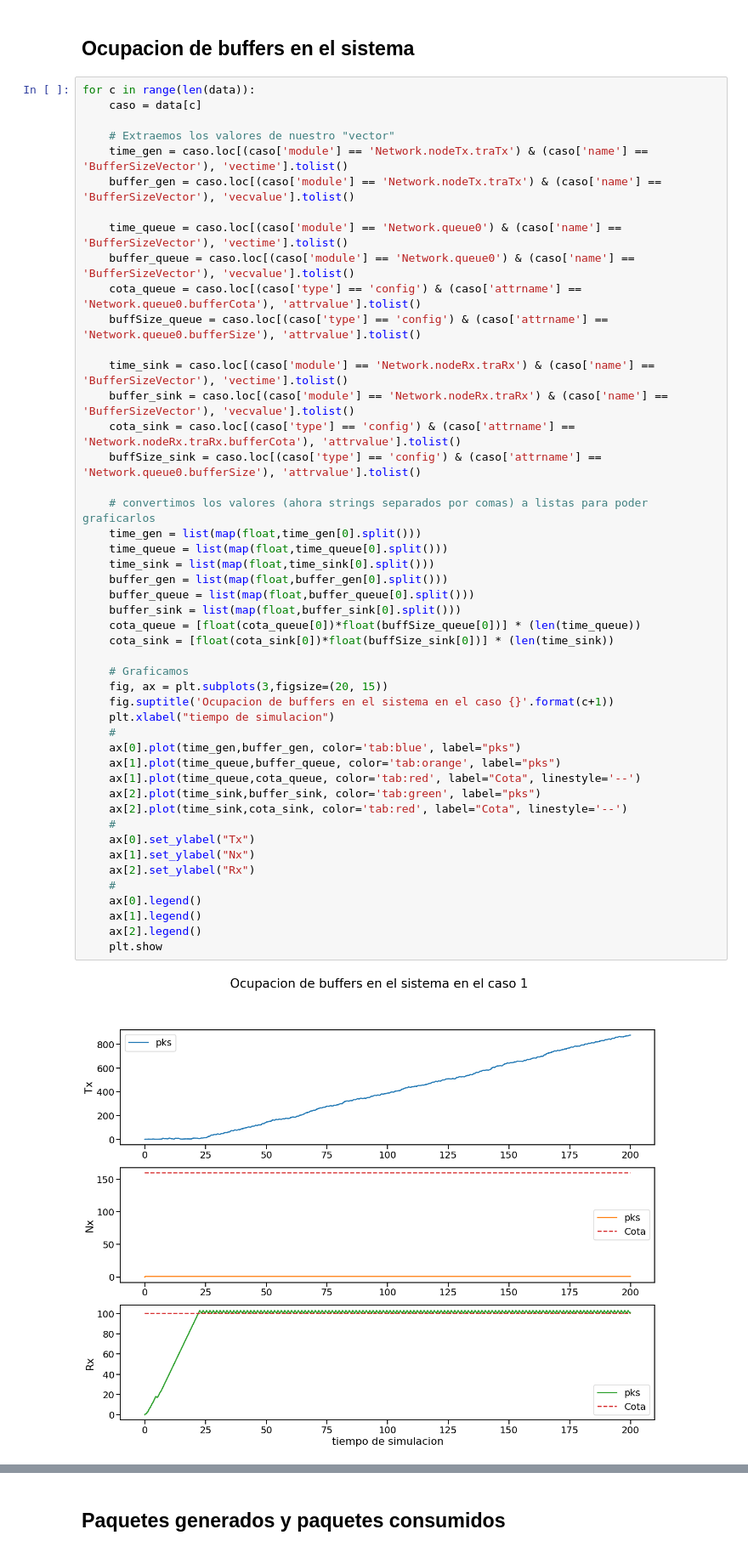
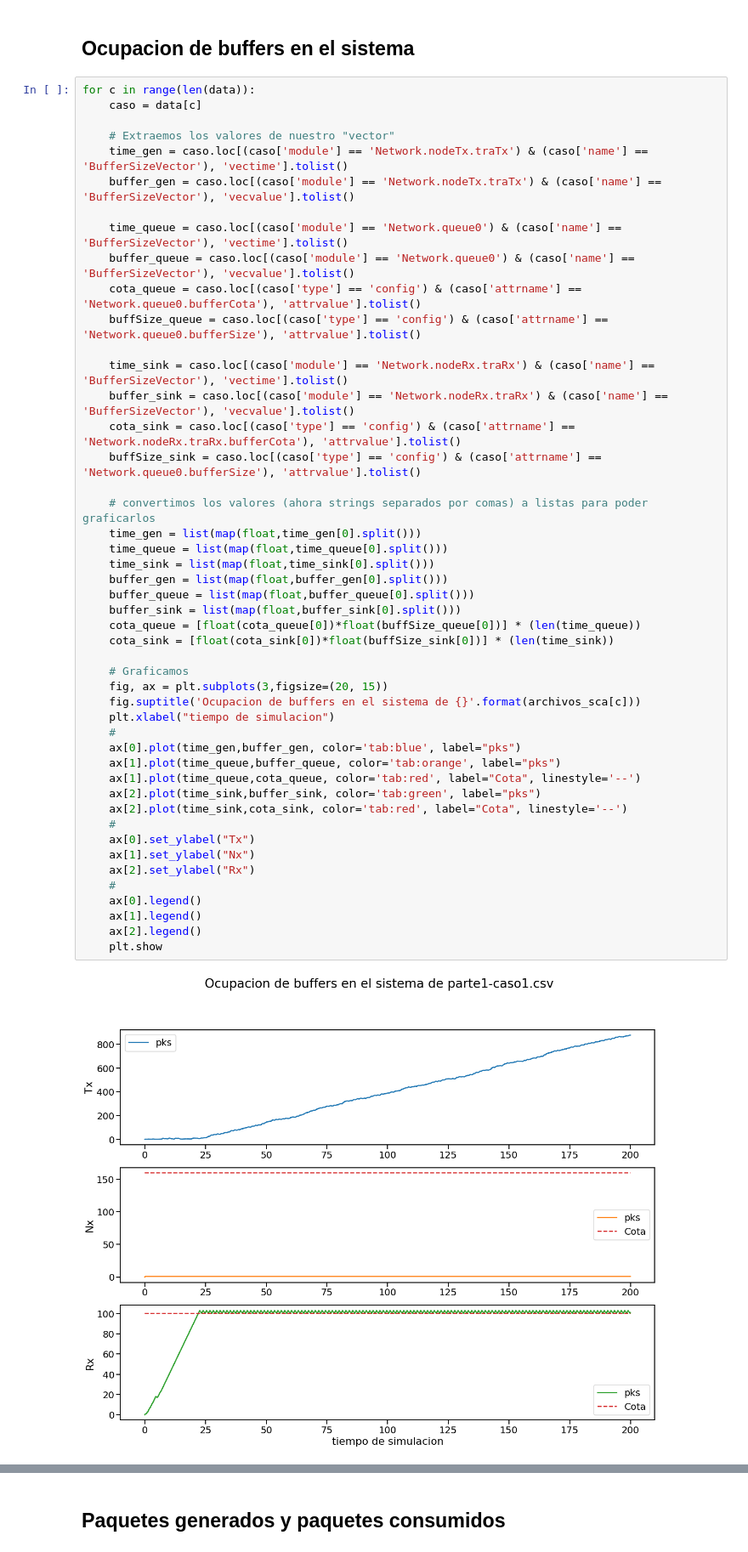
Before and after one commit to Kidmand/Redes-LAB-3, a Jupyter notebook: Notebook-results.ipynb, the cells around one changed output, grey strips where cells are left out. Shown at 85% size. Drawn from its saved outputs; the diff is of its cells as text.

```diff
--- a/Notebook-results.ipynb
+++ b/Notebook-results.ipynb
@@ -46,32 +46,32 @@ for c in range(len(data)):
 
     # convertimos los valores (ahora strings separados por comas) a listas para poder graficarlos
     time_gen = list(map(float,time_gen[0].split()))
     time_queue = list(map(float,time_queue[0].split()))
     time_sink = list(map(float,time_sink[0].split()))
     buffer_gen = list(map(float,buffer_gen[0].split()))
     buffer_queue = list(map(float,buffer_queue[0].split()))
     buffer_sink = list(map(float,buffer_sink[0].split()))
     cota_queue = [float(cota_queue[0])*float(buffSize_queue[0])] * (len(time_queue))
     cota_sink = [float(cota_sink[0])*float(buffSize_sink[0])] * (len(time_sink))
 
     # Graficamos
     fig, ax = plt.subplots(3,figsize=(20, 15))
-    fig.suptitle('Ocupacion de buffers en el sistema en el caso {}'.format(c+1))
+    fig.suptitle('Ocupacion de buffers en el sistema de {}'.format(archivos_sca[c]))
     plt.xlabel("tiempo de simulacion")
     #
     ax[0].plot(time_gen,buffer_gen, color='tab:blue', label="pks")
     ax[1].plot(time_queue,buffer_queue, color='tab:orange', label="pks")
     ax[1].plot(time_queue,cota_queue, color='tab:red', label="Cota", linestyle='--')
     ax[2].plot(time_sink,buffer_sink, color='tab:green', label="pks")
     ax[2].plot(time_sink,cota_sink, color='tab:red', label="Cota", linestyle='--')
     #
     ax[0].set_ylabel("Tx")
     ax[1].set_ylabel("Nx")
     ax[2].set_ylabel("Rx")
     #
     ax[0].legend()
     ax[1].legend()
     ax[2].legend()
     plt.show
 # %% [output]
-[figure, old version]
+[figure, new version]
```
Also changed, not shown: parts of 2 cells of this notebook.
